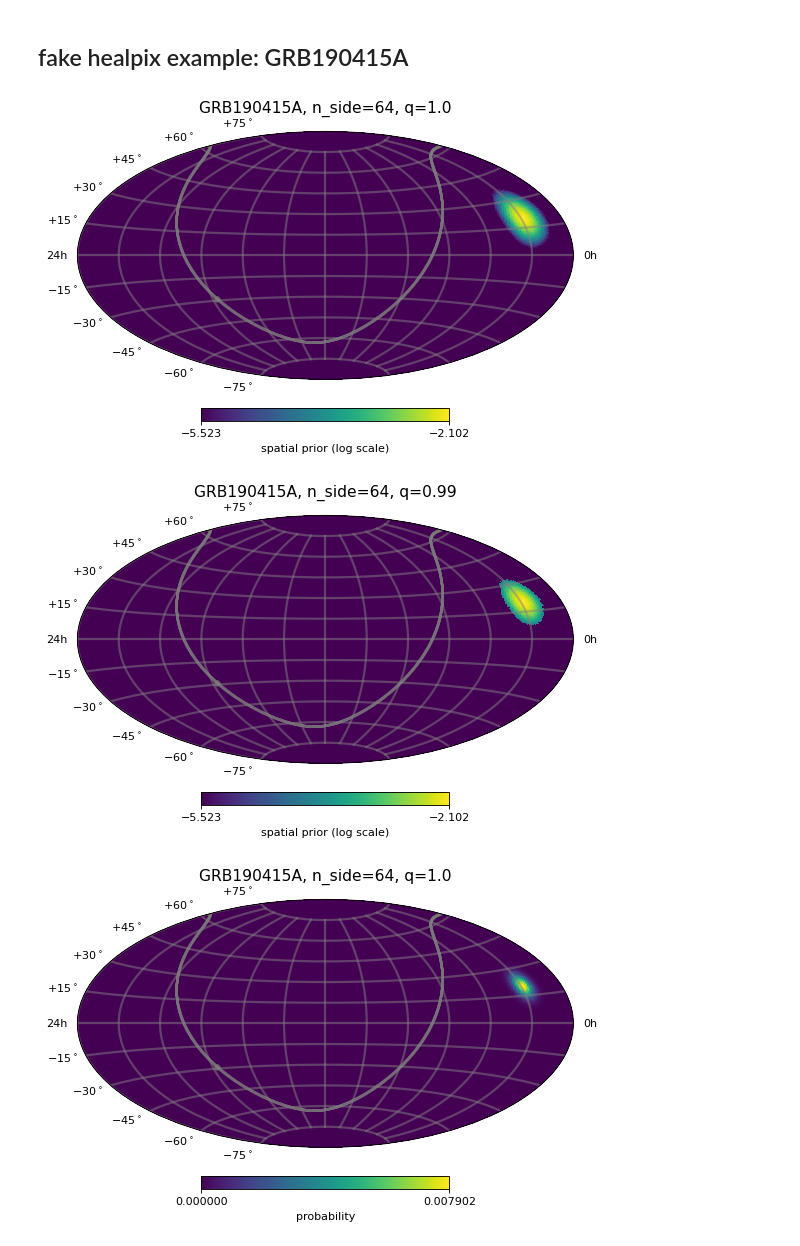
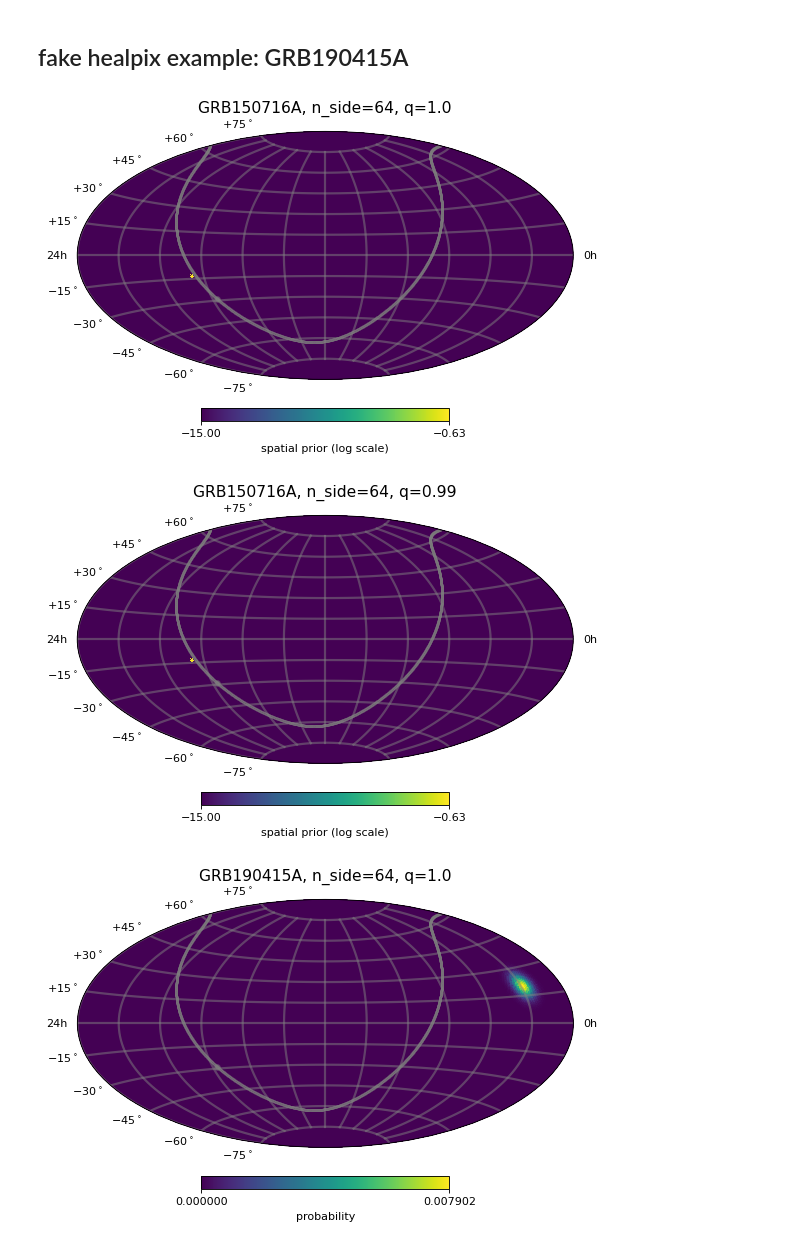
Before and after one commit to ChujieChen/greco_grb, a Jupyter notebook: notebooks/00_plotting.ipynb, the cells around one changed output. Saved outputs shown, nothing was run; the diff lists cells and outputs as text; code cells hidden in the pictures.

```diff
--- a/notebooks/00_plotting.ipynb
+++ b/notebooks/00_plotting.ipynb
@@ -469,24 +469,24 @@ for q in [1.0, 0.99]: #, 0.95, 0.90]:
 # %% [markdown]
 ## fake healpix example: GRB190415A
 # %%
-healpix = np.load(DATA_DIR+"/grbwebgbm/healpix/{}_healpix_nside64.npy".format("GRB190415A"))
+healpix = np.load(DATA_DIR+"/grbwebgbm/healpix/{}_healpix_nside64.npy".format("GRB150716A"))
 for q in [1.0, 0.99]: #, 0.95, 0.90]:
     healpix[healpix < isf_healpix(healpix, q=q)] = 0
     fig, ax = plt.subplots (figsize=(8,6), dpi=80,
                             subplot_kw=dict (projection='aitoff'))
     sp = cy.plotting.SkyPlotter(pc_kw=dict())
-    mesh, cb = sp.plot_map(ax, np.log10(np.maximum(healpix, 3e-6)), n_ticks=2)
+    mesh, cb = sp.plot_map(ax, np.log10(np.maximum(healpix, 1e-15)), n_ticks=2)
     kw = dict(color='.5', alpha=.5, linewidth=2)
     sp.plot_gp(ax, lw=.5, **kw)
     sp.plot_gc(ax, **kw)
     ax.grid(**kw)
     cb.set_label(r'spatial prior (log scale)')
-    ax.set_title("GRB190415A, n_side=64, q={}".format(q), fontsize=14, y=1.05)
+    ax.set_title("GRB150716A, n_side=64, q={}".format(q), fontsize=14, y=1.05)
     # plt.tight_layout()
     plt.show()
 # %% [output]
-[figure, old version]
+[figure, new version]
-[figure, old version]
+[figure, new version]
 # %%
 healpix = np.load(DATA_DIR+"/grbwebgbm/healpix/{}_healpix_nside64.npy".format("GRB190415A"))
 for q in [1.0, 0.99]: #, 0.95, 0.90]:
```
Also changed, not shown: parts of 7 cells of this notebook, 3 other files.
